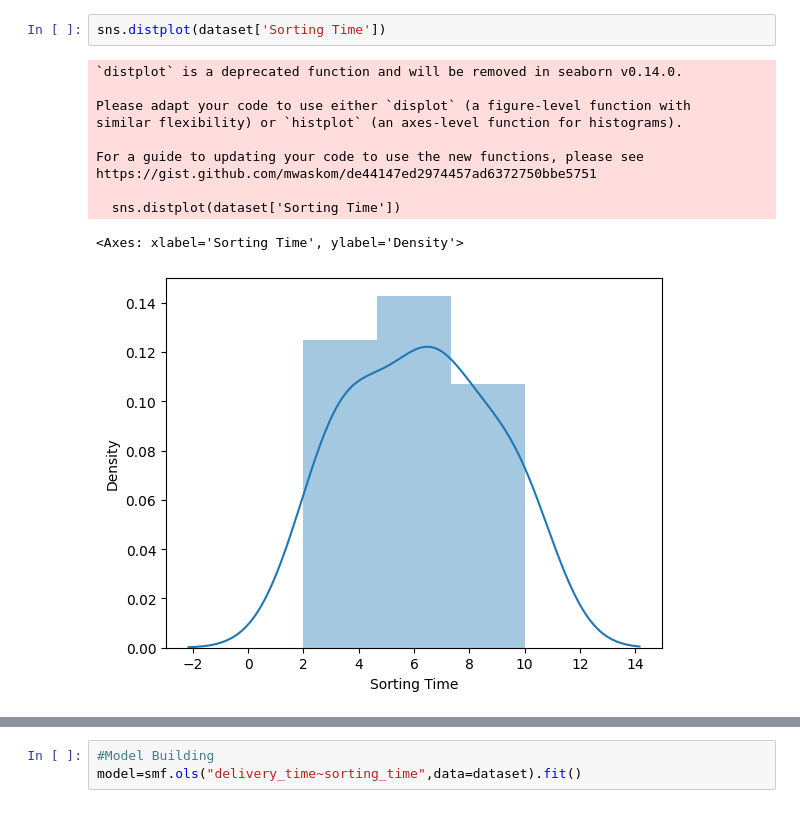
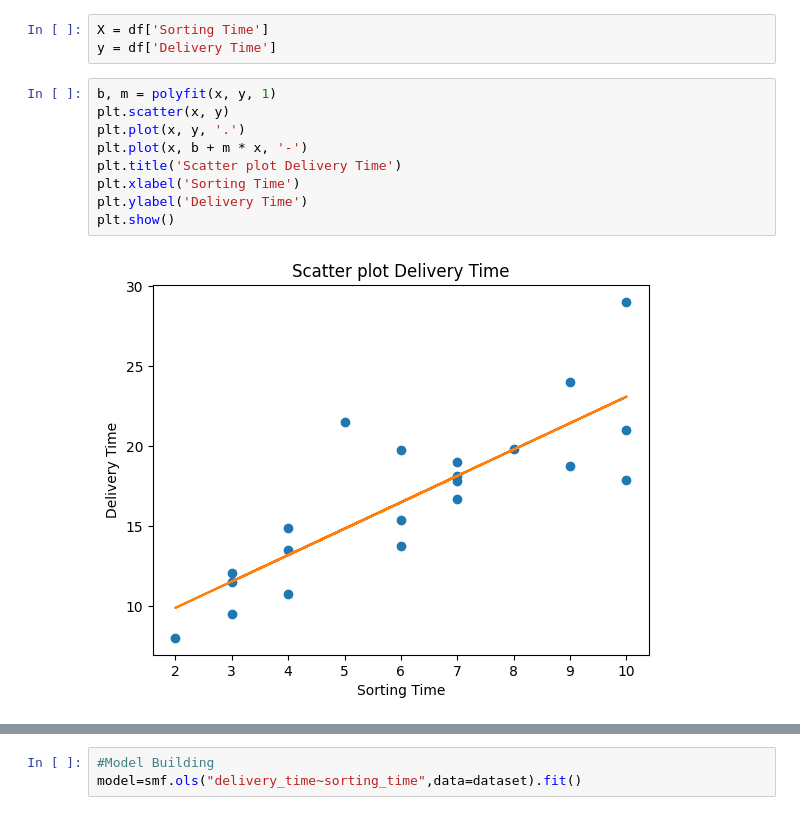
Before and after one commit to bhanupriya9916/bhanu121998, a Jupyter notebook: Assignments_3_simple_linear_regression.ipynb, the cells around one changed output, grey strips where cells are left out. Cells and saved outputs as stored; diff of their text form.

```diff
--- a/Assignments_3_simple_linear_regression.ipynb
+++ b/Assignments_3_simple_linear_regression.ipynb
@@ -57,17 +45,17 @@ https://gist.github.com/mwaskom/de44147ed2974457ad6372750bbe5751
-# %%
-sns.distplot(dataset['Sorting Time'])
-# %% [output]
-`distplot` is a deprecated function and will be removed in seaborn v0.14.0.
-
-Please adapt your code to use either `displot` (a figure-level function with
-similar flexibility) or `histplot` (an axes-level function for histograms).
-
-For a guide to updating your code to use the new functions, please see
-https://gist.github.com/mwaskom/de44147ed2974457ad6372750bbe5751
-
-  sns.distplot(dataset['Sorting Time'])
-<Axes: xlabel='Sorting Time', ylabel='Density'>
-[figure, removed]
+# %%
+X = df['Sorting Time']
+y = df['Delivery Time']
+# %%
+b, m = polyfit(x, y, 1)
+plt.scatter(x, y)
+plt.plot(x, y, '.')
+plt.plot(x, b + m * x, '-')
+plt.title('Scatter plot Delivery Time')
+plt.xlabel('Sorting Time')
+plt.ylabel('Delivery Time')
+plt.show()
+# %% [output]
+[figure, added]
 # %%
 #Feature Engineering
 # Renaming Columns
```
Also changed, not shown: parts of 32 cells of this notebook.
